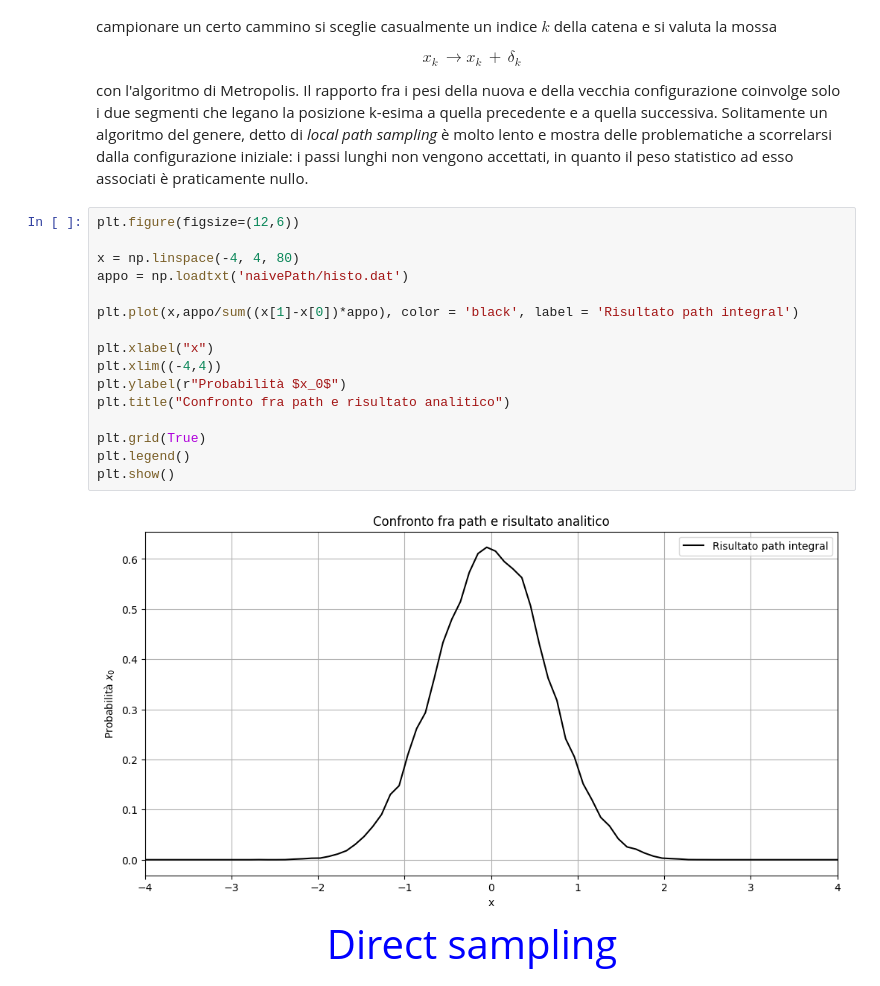
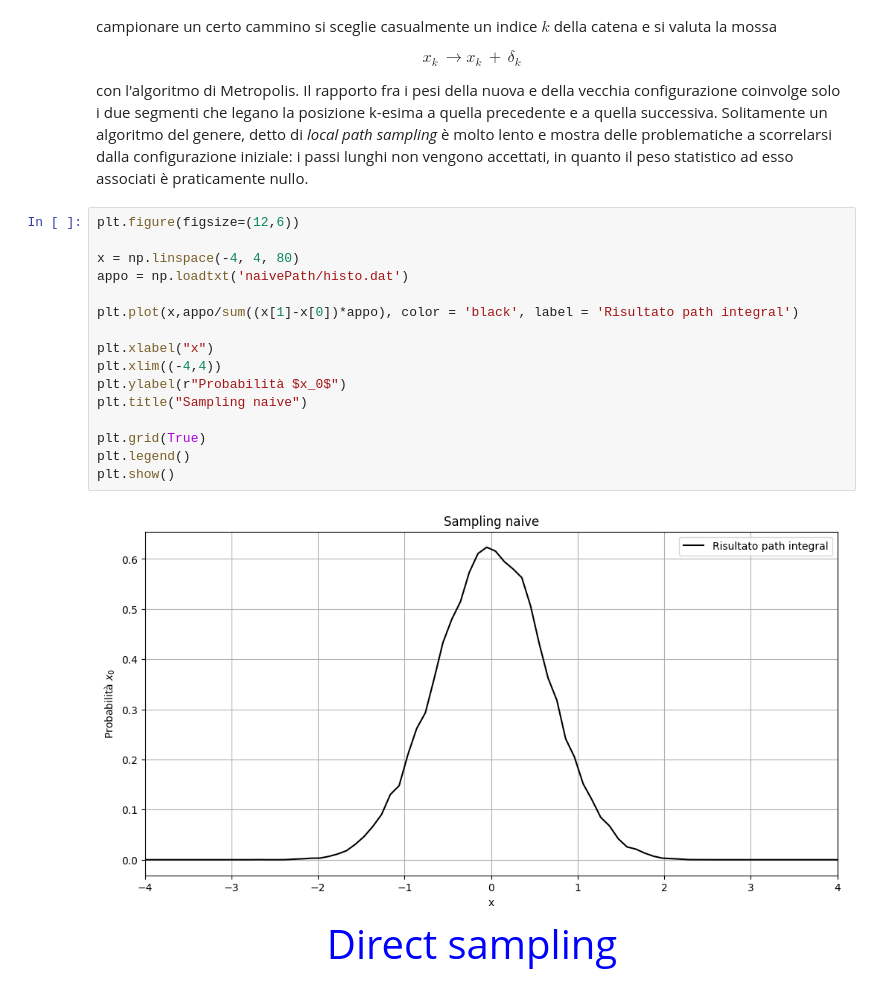
Before and after one commit to Negrini085/FSA, a Jupyter notebook: monteCarloPath/path.ipynb, the cells around one changed output. Cells and saved outputs as stored; diff of their text form.

Commit message:
Confronto fra metodologie di sampling: trappola armonica

```diff
--- a/monteCarloPath/path.ipynb
+++ b/monteCarloPath/path.ipynb
@@ -67,21 +67,21 @@ con l'algoritmo di Metropolis. Il rapporto fra i pesi della nuova e della vecchi
 # %%
 plt.figure(figsize=(12,6))
 
 x = np.linspace(-4, 4, 80)
 appo = np.loadtxt('naivePath/histo.dat')
 
 plt.plot(x,appo/sum((x[1]-x[0])*appo), color = 'black', label = 'Risultato path integral')
 
 plt.xlabel("x")
 plt.xlim((-4,4))
 plt.ylabel(r"Probabilità $x_0$")
-plt.title("Confronto fra path e risultato analitico")
+plt.title("Sampling naive")
 
 plt.grid(True)
 plt.legend()
 plt.show()
 # %% [output]
-[figure, old version]
+[figure, new version]
 # %% [markdown]
 <div style="text-align: center;">
     <span style="color: blue; font-size: 40px;"> Direct sampling</span>
```
Also changed, not shown: parts of 3 cells of this notebook.
